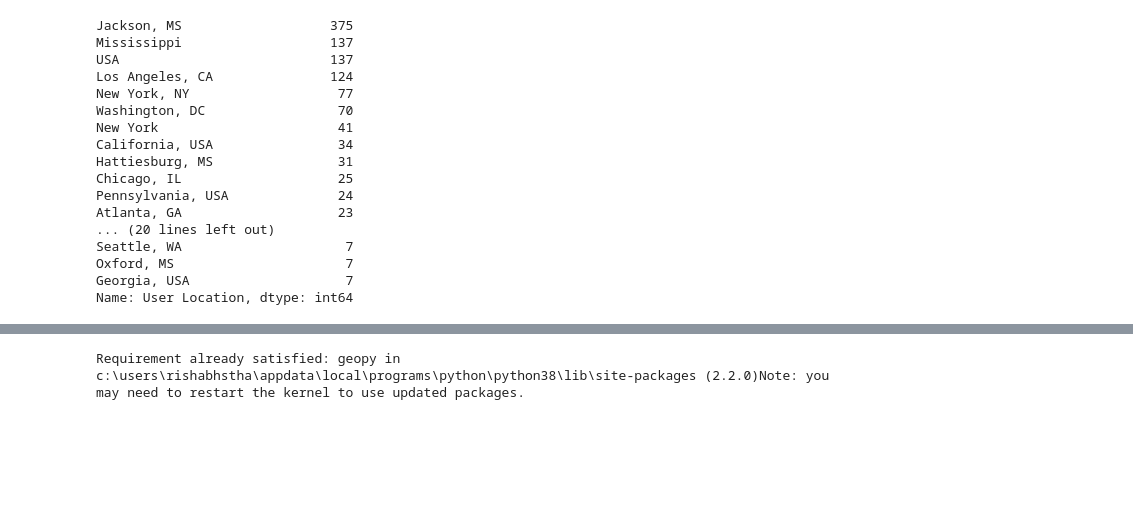
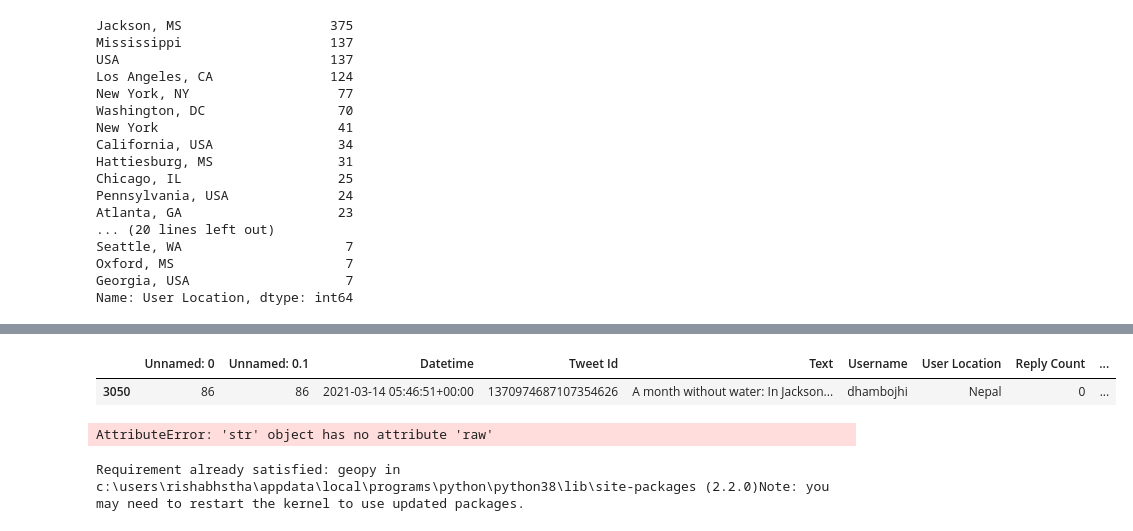
Before and after one commit to rishabhstha/JacksonWaterCrisisAnalysisML, a Jupyter notebook: tweets.ipynb, the cells around one changed output, grey strips where cells are left out. Cells and saved outputs as stored; diff of their text form; code cells hidden in the pictures; blank space fills up the shorter version.

```diff
--- a/tweets.ipynb
+++ b/tweets.ipynb
@@ -796,3 +785,21 @@ AttributeError: 'str' object has no attribute 'raw'
+# %%
+#Checking Nepal's tweet
+df_JWC[df_JWC['User Location']=="Nepal"]
+# %% [output]
+|  | Unnamed: 0 | Unnamed: 0.1 | Datetime | Tweet Id | Text | Username | User Location | Reply Count | ... |
+| 3050 | 86 | 86 | 2021-03-14 05:46:51+00:00 | 1370974687107354626 | A month without water: In Jackson... | dhambojhi | Nepal | 0 | ... |
+# %%
+#Just getting the name of the states from location
+from geopy.geocoders import Nominatim
+geolocator = Nominatim(user_agent="geoapiExercises")
+
+# geocode=geolocator.geocode('Jackson, MS')
+# location = geolocator.reverse(geocode)
+
+address='Jackson, MS'.raw['address']
+print(address)
+# %% [output]
+AttributeError: 'str' object has no attribute 'raw'
 # %%
 %pip install geopy
 # %% [output]
```
Also changed, not shown: parts of 9 cells of this notebook, 1 other file.
